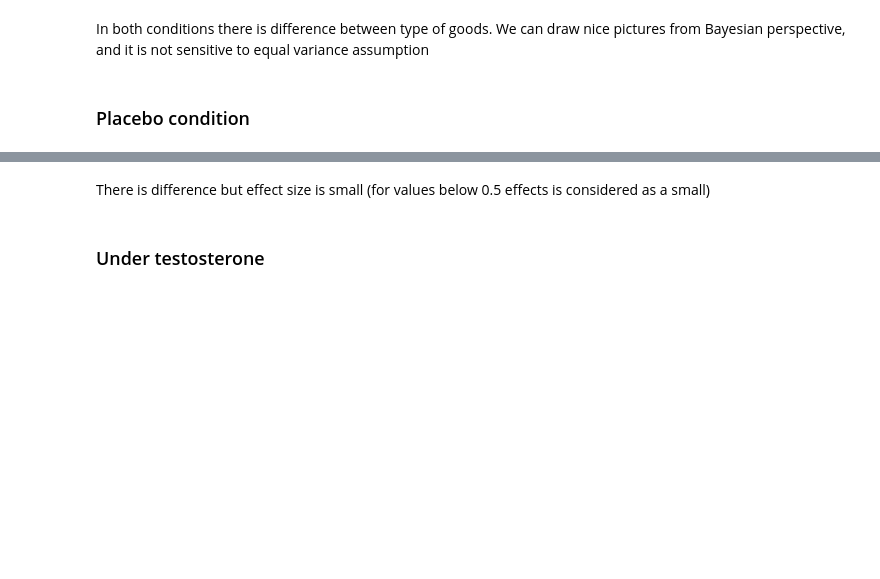
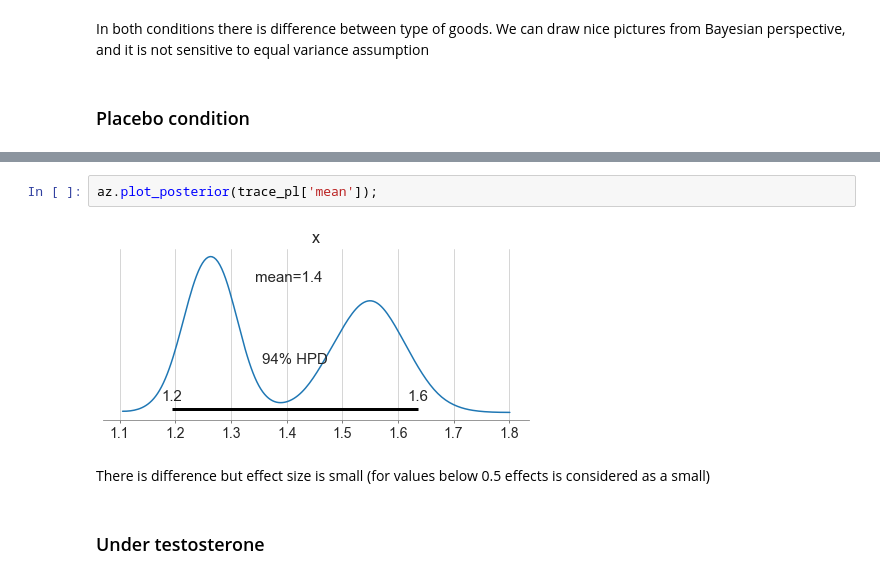
Before and after one commit to iknyazeva/RiskTestosterone, a Jupyter notebook: Endowment.ipynb, the cells around one changed output, grey strips where cells are left out. Drawn from its saved outputs; the diff is of its cells as text; blank space fills up the shorter version.

```diff
--- a/Endowment.ipynb
+++ b/Endowment.ipynb
@@ -147,3 +147,7 @@ effect_size(trace_pl)
+# %%
+az.plot_posterior(trace_pl['mean']);
+# %% [output]
+[figure, added]
 # %% [markdown]
 There is difference but effect size is small (for values below 0.5 effects is considered as a small)
 # %% [markdown]
```
Also changed, not shown: parts of 29 cells of this notebook.
